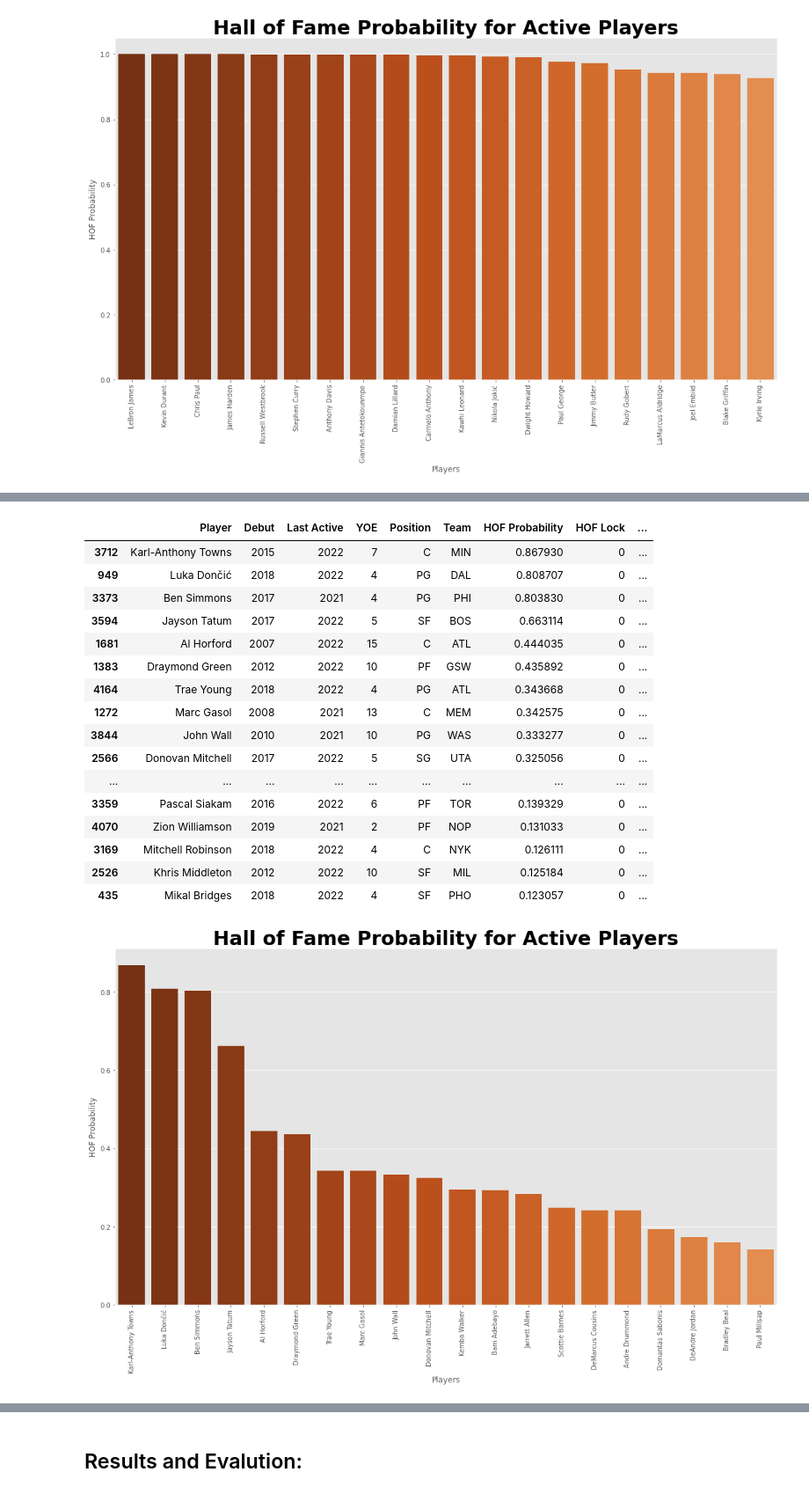
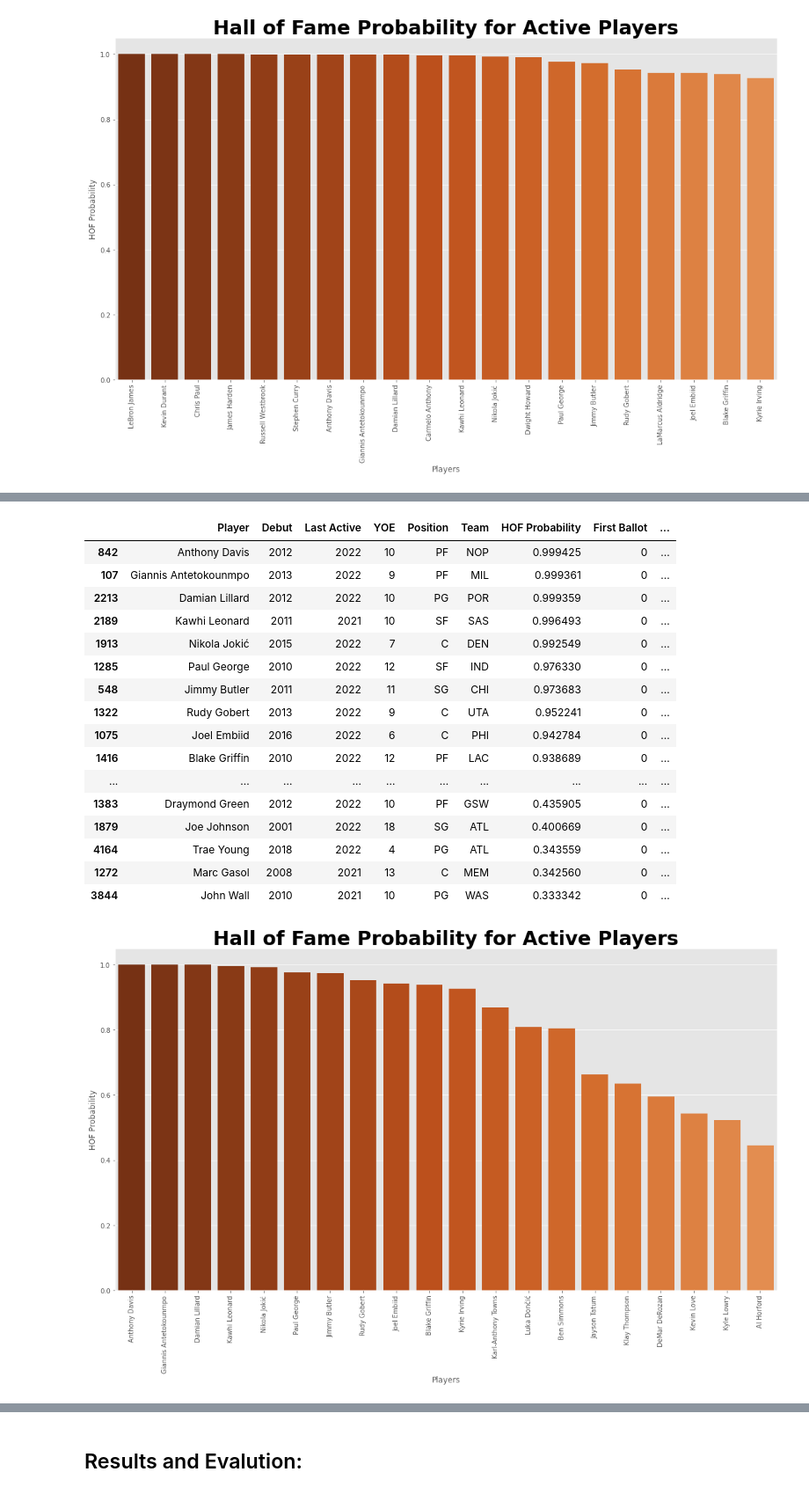
Before and after one commit to ctoeun/nba-hof-predictor, a Jupyter notebook: hof-analysis-predictions.ipynb, the cells around one changed output, grey strips where cells are left out. Shown at 88% size. Drawn from its saved outputs; the diff is of its cells as text; code cells hidden in the pictures.

Commit message:
first ballot predictions

```diff
--- a/hof-analysis-predictions.ipynb
+++ b/hof-analysis-predictions.ipynb
@@ -829,37 +808,37 @@ print(active_players[show_columns][active_players['HOF Lock'] == 1].shape)
 # %%
 # check for active players who aren't predicted to be hof locks (first ballot), but soon to be hofs
-display(active_players[show_columns][active_players['HOF Lock'] == 0].head(25))
+display(active_players[show_columns][active_players['First Ballot'] == 0].head(25))
 # %% [output]
-|  | Player | Debut | Last Active | YOE | Position | Team | HOF Probability | HOF Lock | ... |
-| 3712 | Karl-Anthony Towns | 2015 | 2022 | 7 | C | MIN | 0.867930 | 0 | ... |
-| 949 | Luka Dončić | 2018 | 2022 | 4 | PG | DAL | 0.808707 | 0 | ... |
-| 3373 | Ben Simmons | 2017 | 2021 | 4 | PG | PHI | 0.803830 | 0 | ... |
-| 3594 | Jayson Tatum | 2017 | 2022 | 5 | SF | BOS | 0.663114 | 0 | ... |
-| 1681 | Al Horford | 2007 | 2022 | 15 | C | ATL | 0.444035 | 0 | ... |
-| 1383 | Draymond Green | 2012 | 2022 | 10 | PF | GSW | 0.435892 | 0 | ... |
-| 4164 | Trae Young | 2018 | 2022 | 4 | PG | ATL | 0.343668 | 0 | ... |
-| 1272 | Marc Gasol | 2008 | 2021 | 13 | C | MEM | 0.342575 | 0 | ... |
-| 3844 | John Wall | 2010 | 2021 | 10 | PG | WAS | 0.333277 | 0 | ... |
-| 2566 | Donovan Mitchell | 2017 | 2022 | 5 | SG | UTA | 0.325056 | 0 | ... |
+|  | Player | Debut | Last Active | YOE | Position | Team | HOF Probability | First Ballot | ... |
+| 842 | Anthony Davis | 2012 | 2022 | 10 | PF | NOP | 0.999425 | 0 | ... |
+| 107 | Giannis Antetokounmpo | 2013 | 2022 | 9 | PF | MIL | 0.999361 | 0 | ... |
+| 2213 | Damian Lillard | 2012 | 2022 | 10 | PG | POR | 0.999359 | 0 | ... |
+| 2189 | Kawhi Leonard | 2011 | 2021 | 10 | SF | SAS | 0.996493 | 0 | ... |
+| 1913 | Nikola Jokić | 2015 | 2022 | 7 | C | DEN | 0.992549 | 0 | ... |
+| 1285 | Paul George | 2010 | 2022 | 12 | SF | IND | 0.976330 | 0 | ... |
+| 548 | Jimmy Butler | 2011 | 2022 | 11 | SG | CHI | 0.973683 | 0 | ... |
+| 1322 | Rudy Gobert | 2013 | 2022 | 9 | C | UTA | 0.952241 | 0 | ... |
+| 1075 | Joel Embiid | 2016 | 2022 | 6 | C | PHI | 0.942784 | 0 | ... |
+| 1416 | Blake Griffin | 2010 | 2022 | 12 | PF | LAC | 0.938689 | 0 | ... |
 | ... | ... | ... | ... | ... | ... | ... | ... | ... | ... |
-| 3359 | Pascal Siakam | 2016 | 2022 | 6 | PF | TOR | 0.139329 | 0 | ... |
-| 4070 | Zion Williamson | 2019 | 2021 | 2 | PF | NOP | 0.131033 | 0 | ... |
-| 3169 | Mitchell Robinson | 2018 | 2022 | 4 | C | NYK | 0.126111 | 0 | ... |
-| 2526 | Khris Middleton | 2012 | 2022 | 10 | SF | MIL | 0.125184 | 0 | ... |
-| 435 | Mikal Bridges | 2018 | 2022 | 4 | SF | PHO | 0.123057 | 0 | ... |
+| 1383 | Draymond Green | 2012 | 2022 | 10 | PF | GSW | 0.435905 | 0 | ... |
+| 1879 | Joe Johnson | 2001 | 2022 | 18 | SG | ATL | 0.400669 | 0 | ... |
+| 4164 | Trae Young | 2018 | 2022 | 4 | PG | ATL | 0.343559 | 0 | ... |
+| 1272 | Marc Gasol | 2008 | 2021 | 13 | C | MEM | 0.342560 | 0 | ... |
+| 3844 | John Wall | 2010 | 2021 | 10 | PG | WAS | 0.333342 | 0 | ... |
 # %%
 plt.figure(figsize=(15,10))
 
-ax = sns.barplot(x='Player', y='HOF Probability', data=active_players[active_players['HOF Lock'] == 0][:20],
+ax = sns.barplot(x='Player', y='HOF Probability', data=active_players[active_players['First Ballot'] == 0][:20],
                                              palette=sns.color_palette("Oranges_r", 40))
-ax.set_xticklabels(active_players[active_players['HOF Lock'] == 0]['Player'][:20], rotation=90)
+ax.set_xticklabels(active_players[active_players['First Ballot'] == 0]['Player'][:20], rotation=90)
 ax.set(xlabel='Players', ylabel='HOF Probability')
 plt.title('Hall of Fame Probability for Active Players', fontsize=30, fontweight='bold')
 plt.tight_layout()
 
 # plt.savefig('graphs/2023_hof_prob.png')
 plt.show()
 # %% [output]
-[figure, old version]
+[figure, new version]
 # %%
 active_players[['Player','Debut','Last Active','YOE','Position',
```
Also changed, not shown: parts of 39 cells of this notebook, 25 other files.
